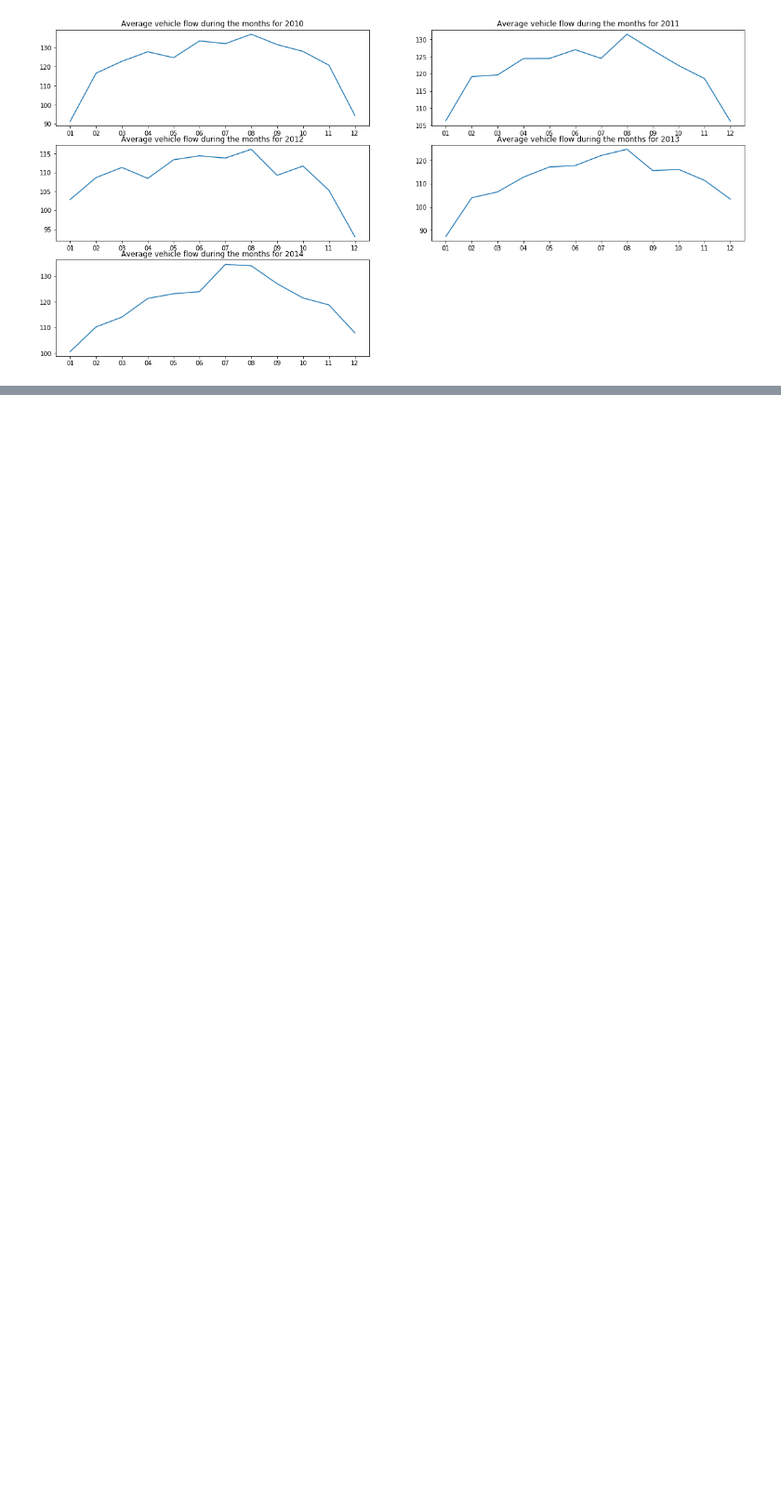
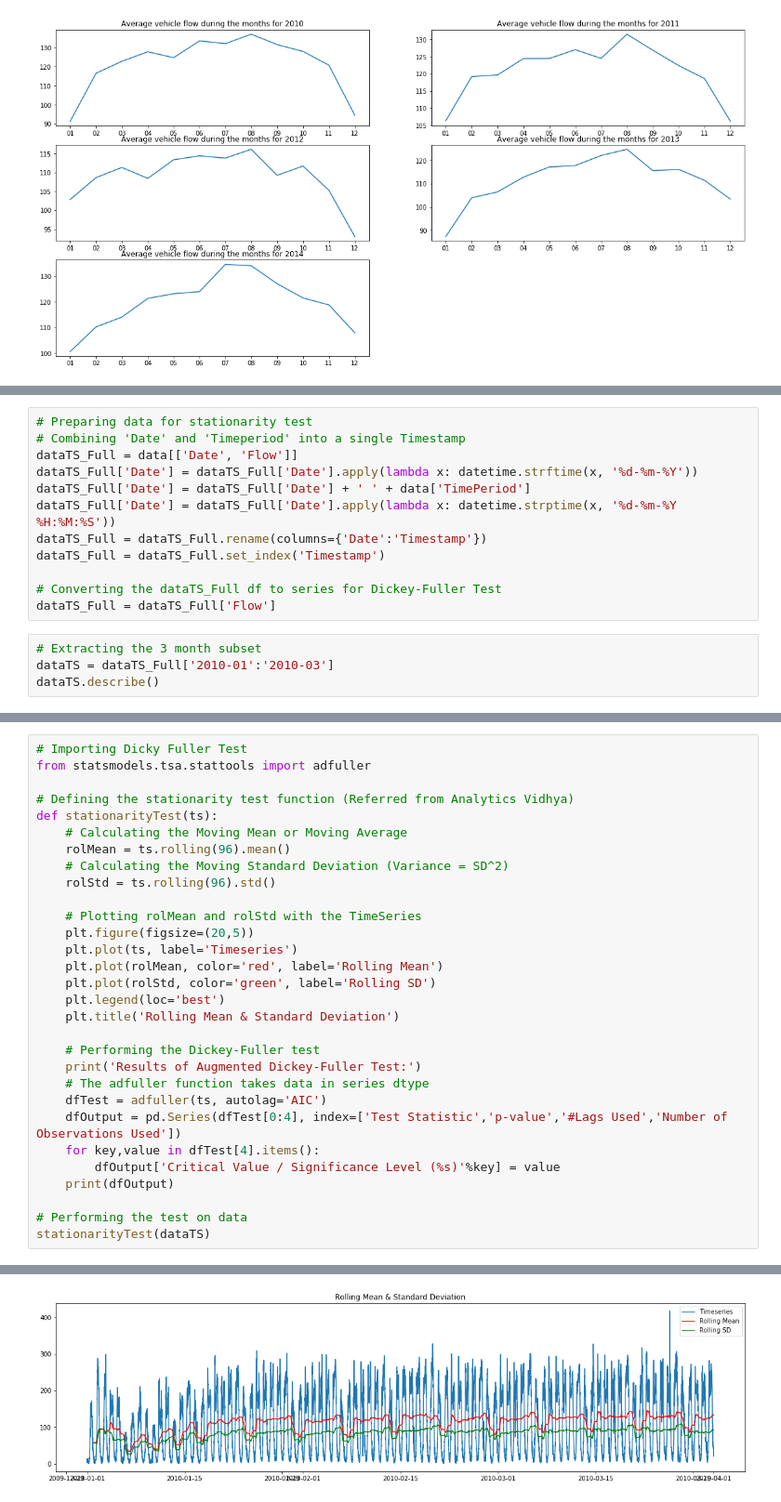
Before and after one commit to ankushjain2001/Traffic-Congestion-EDA, a Jupyter notebook: Traffic Congestion - Data Exploration.ipynb, the cells around one changed output, grey strips where cells are left out. Shown at 93% size. Cells and saved outputs as stored; diff of their text form; blank space fills up the shorter version.

Commit message:
Implemented dickey-fuller for stationarity test

```diff
--- a/Traffic Congestion - Data Exploration.ipynb
+++ b/Traffic Congestion - Data Exploration.ipynb
@@ -266,0 +282,16 @@ plt.show(block=False)
+# %%
+# Preparing data for stationarity test
+# Combining 'Date' and 'Timeperiod' into a single Timestamp
+dataTS_Full = data[['Date', 'Flow']]
+dataTS_Full['Date'] = dataTS_Full['Date'].apply(lambda x: datetime.strftime(x, '%d-%m-%Y'))
+dataTS_Full['Date'] = dataTS_Full['Date'] + ' ' + data['TimePeriod']
+dataTS_Full['Date'] = dataTS_Full['Date'].apply(lambda x: datetime.strptime(x, '%d-%m-%Y %H:%M:%S'))
+dataTS_Full = dataTS_Full.rename(columns={'Date':'Timestamp'})
+dataTS_Full = dataTS_Full.set_index('Timestamp')
+
+# Converting the dataTS_Full df to series for Dickey-Fuller Test
+dataTS_Full = dataTS_Full['Flow']
+# %%
+# Extracting the 3 month subset
+dataTS = dataTS_Full['2010-01':'2010-03']
+dataTS.describe()
@@ -266,0 +308,31 @@ plt.show(block=False)
+# %%
+# Importing Dicky Fuller Test
+from statsmodels.tsa.stattools import adfuller
+
+# Defining the stationarity test function (Referred from Analytics Vidhya)
+def stationarityTest(ts):
+    # Calculating the Moving Mean or Moving Average
+    rolMean = ts.rolling(96).mean()
+    # Calculating the Moving Standard Deviation (Variance = SD^2)
+    rolStd = ts.rolling(96).std()
+
+    # Plotting rolMean and rolStd with the TimeSeries
+    plt.figure(figsize=(20,5))
+    plt.plot(ts, label='Timeseries')
+    plt.plot(rolMean, color='red', label='Rolling Mean')
+    plt.plot(rolStd, color='green', label='Rolling SD')
+    plt.legend(loc='best')
+    plt.title('Rolling Mean & Standard Deviation')
+
+    # Performing the Dickey-Fuller test
+    print('Results of Augmented Dickey-Fuller Test:')
+    # The adfuller function takes data in series dtype
+    dfTest = adfuller(ts, autolag='AIC')
+    dfOutput = pd.Series(dfTest[0:4], index=['Test Statistic','p-value','#Lags Used','Number of Observations Used'])
+    for key,value in dfTest[4].items():
+        dfOutput['Critical Value / Significance Level (%s)'%key] = value
+    print(dfOutput)
+
+# Performing the test on data
+stationarityTest(dataTS)
+# %% [output]
@@ -266,0 +348 @@ plt.show(block=False)
+[figure, added]
```
Also changed, not shown: parts of 11 cells of this notebook.
